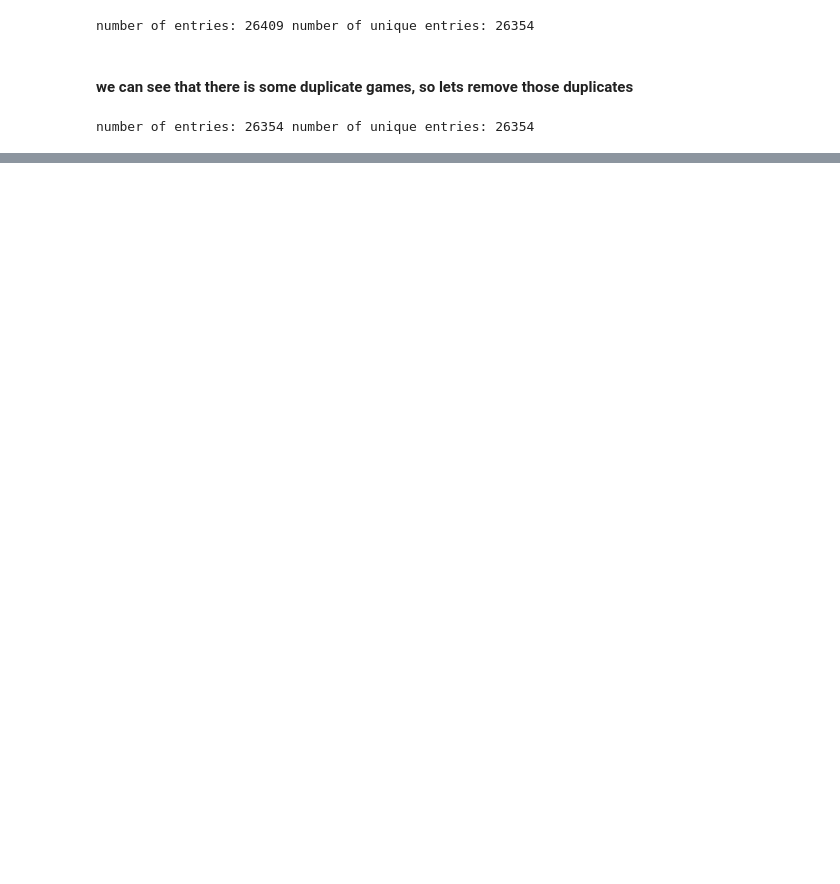
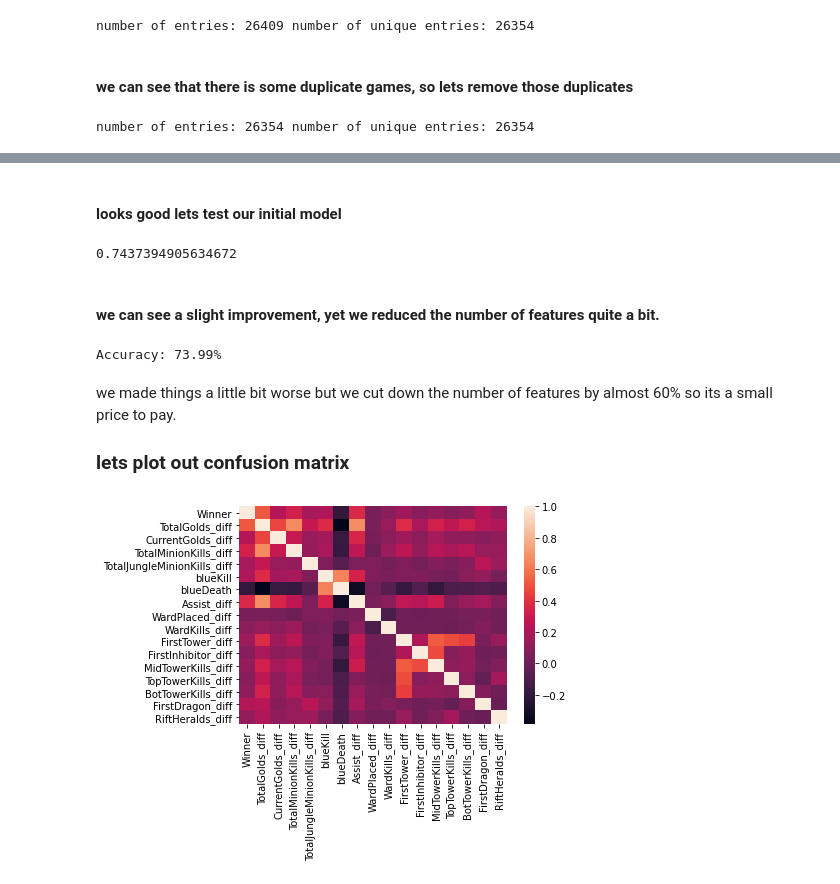
Before and after one commit to mike-tr/IntroToDS_Final, a Jupyter notebook: P3_league_win_predict.ipynb, the cells around one changed output, grey strips where cells are left out. Cells and saved outputs as stored; diff of their text form; code cells hidden in the pictures; blank space fills up the shorter version.

Commit message:
league part progress

```diff
--- a/P3_league_win_predict.ipynb
+++ b/P3_league_win_predict.ipynb
@@ -116,0 +213,18 @@ league2
+# %%
+def remove_correlated(data_set : pd.DataFrame, percent : float, ignore : str):
+    corr_m = data_set.corr()
+    drop = []
+    for look in data_set.columns:
+        if look == ignore or look in drop:
+            continue
+        for at in data_set.columns:
+            if look == at or at == ignore:
+                continue
+            if abs(corr_m[look][at]) > percent:
+                print(look, at, abs(corr_m[look][at]))
+                drop.append(at)
+    print("dropped highly correlated:", drop)
+    return data_set.drop(drop, axis=1)
+
+
+league_data_modified2 = remove_correlated(league_data_modified, 0.95, "Winner")
@@ -116,0 +248,20 @@ league2
+# %%
+def combine_data(data_set : pd.DataFrame, pre1 : str, pre2 : str, ignore):
+    data_new = data_set.copy()
+    drop = []
+    for column in data_set.columns:
+        if column.startswith(pre2) or not column.startswith(pre1):
+            continue
+        if column in ignore:
+            continue
+        label = column[len(pre1):]
+        column_other = pre2 + label
+        if column_other not in data_set.columns:
+            continue
+        data_new[column] -= data_new[column_other]
+        data_new = data_new.rename(columns={column: label + "_diff"})
+        drop.append(column_other)
+    return data_new.drop(drop, axis=1)
+league_data_modified3 = combine_data(league_data_modified2, "blue", "red", ["Winner"])
+league_data_modified3 = remove_correlated(league_data_modified3, 0.8, "Winner")
+league_data_modified3
@@ -116,0 +312,41 @@ league2
+# %% [markdown]
+#### looks good lets test our initial model
+# %%
+train_set, test_set = train_test_split(league_data_modified3, test_size = 0.2, random_state = 2)
+
+x_train, y_train = split_test_train(train_set)
+x_test, y_test = split_test_train(test_set)
+
+scaler = preprocessing.StandardScaler().fit(x_train)
+
+reg = LogisticRegression(max_iter = 1000)
+x_train_copy = scaler.transform(x_train) # I want to avoid changing the original
+scores = cross_val_score(reg, x_train_copy, y_train, scoring = 'accuracy', cv = 10)
+
+print(scores.mean())
+# %% [output]
+0.7437394905634672
+# %% [markdown]
+#### we can see a slight improvement, yet we reduced the number of features quite a bit.
+# %%
+reg.fit(x_train_copy, y_train)
+
+X_test_copy = scaler.transform(x_test)
+preds = reg.predict(X_test_copy)
+tn, fp, fn, tp = confusion_matrix(y_true = y_test, y_pred = preds).ravel()
+
+acc = (tn + tp)/(tn + fp + fn + tp)
+
+print('Accuracy: {:.2f}%'.format(acc*100))
+# %% [output]
+Accuracy: 73.99%
+# %% [markdown]
+we made things a little bit worse but we cut down the number of features by almost 60% so its a small price to pay.
+
+### lets plot out confusion matrix
+# %%
+corrMatrix = league_data_modified3.corr()
+sn.heatmap(corrMatrix, annot=False)
+plt.show()
+# %% [output]
+[figure, added]
```
Also changed, not shown: parts of 25 cells of this notebook.
